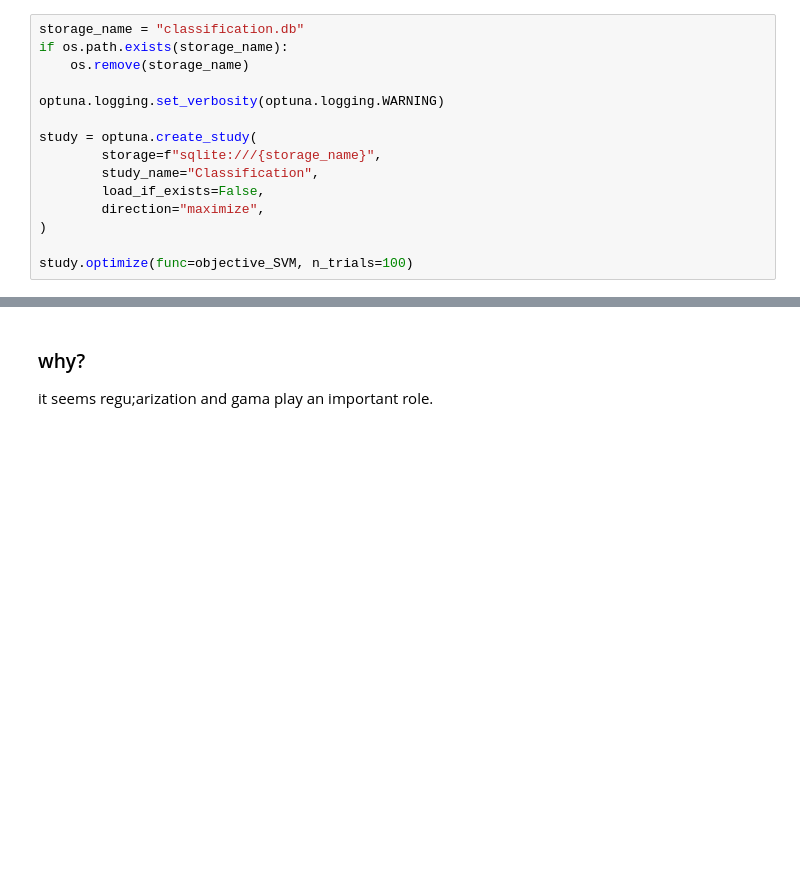
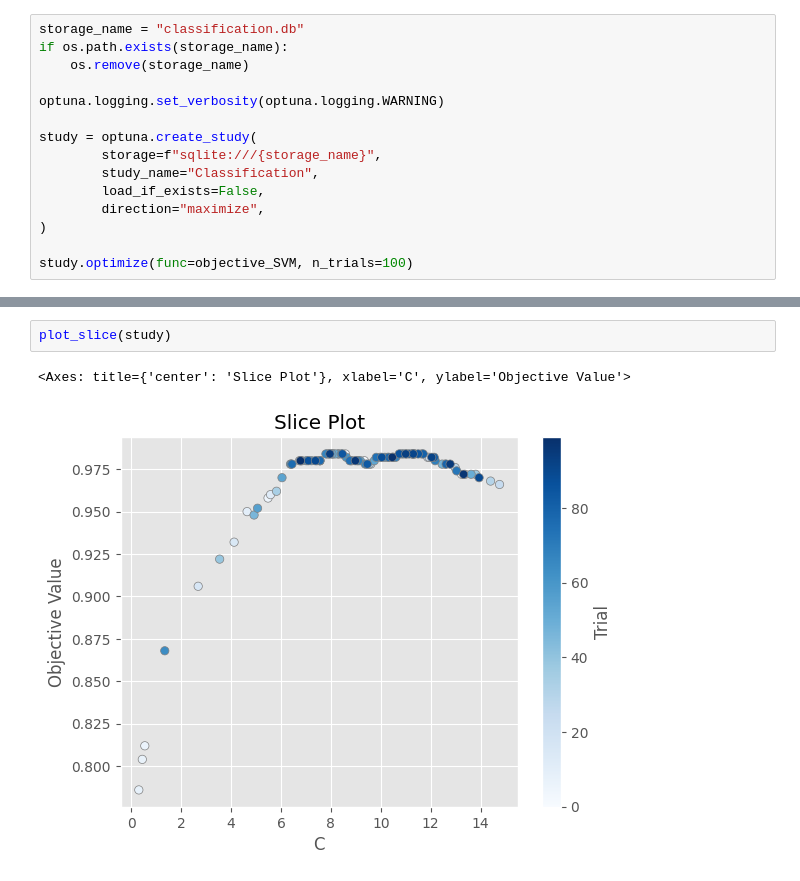
Before and after one commit to lea-margery/FTML-Project, a Jupyter notebook: Exercice5_classification_given_dataset/test.ipynb, the cells around one changed output, grey strips where cells are left out. Drawn from its saved outputs; the diff is of its cells as text; blank space fills up the shorter version.

```diff
--- a/Exercice5_classification_given_dataset/test.ipynb
+++ b/Exercice5_classification_given_dataset/test.ipynb
@@ -168,4 +156,5 @@ With the following parameters: {'C': 0.88, 'gamma': 'auto', 'kernel': 'poly'}
-# %% [markdown]
-### why?
-
-it seems regu;arization and gama play an important role.
+# %%
+plot_slice(study)
+# %% [output]
+<Axes: title={'center': 'Slice Plot'}, xlabel='C', ylabel='Objective Value'>
+[figure, added]
```
Also changed, not shown: parts of 16 cells of this notebook.
